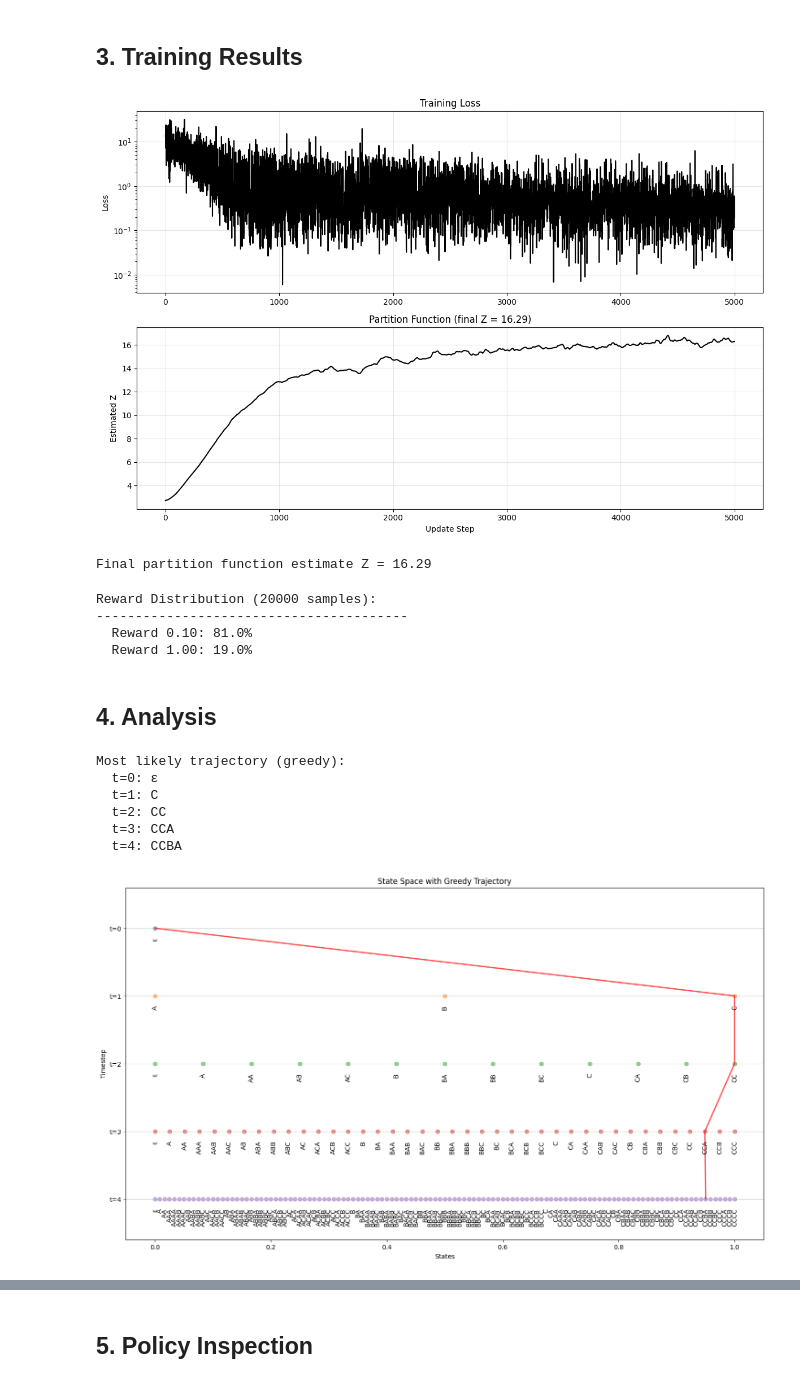
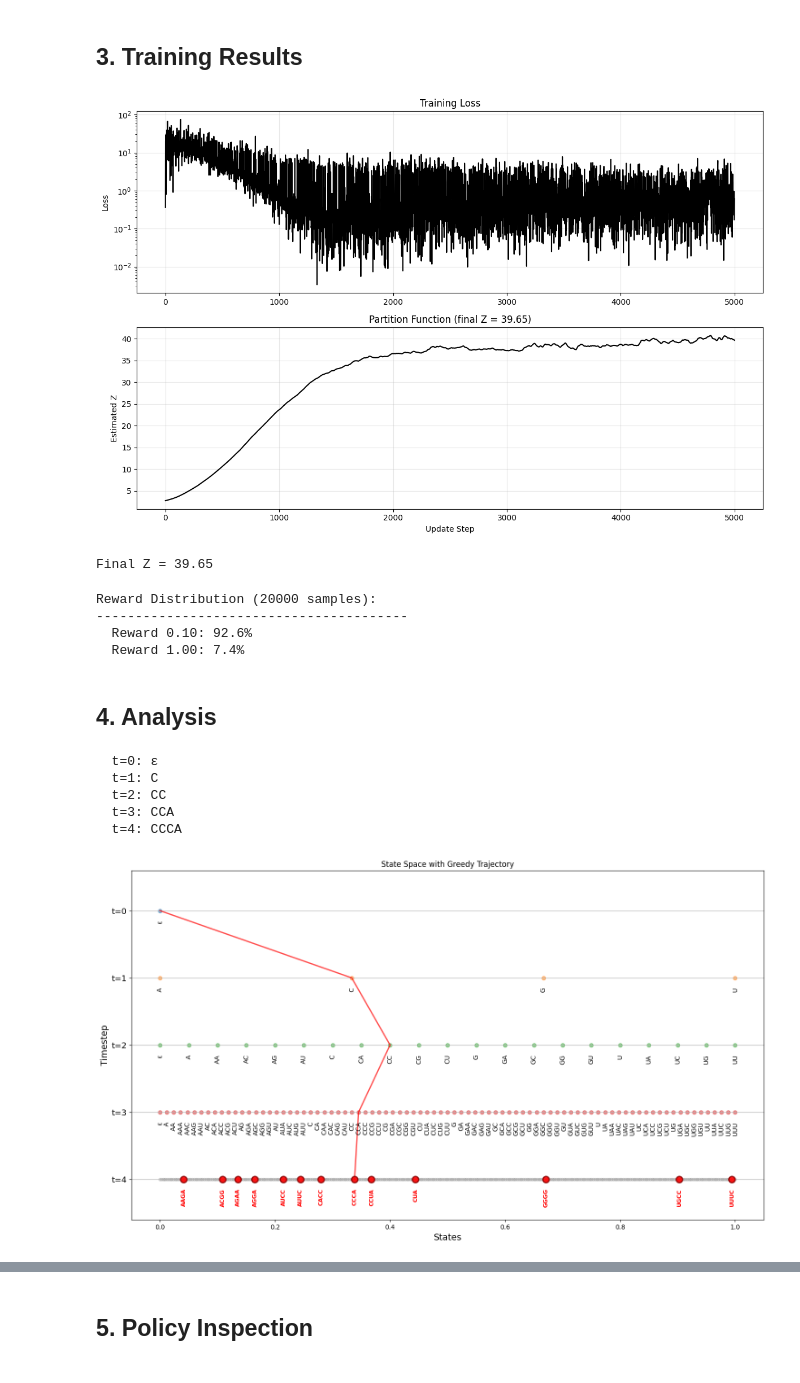
Before and after one commit to qhuang20/gflownet-seq-gen, a Jupyter notebook: run_training.ipynb, the cells around one changed output, grey strips where cells are left out. Drawn from its saved outputs; the diff is of its cells as text; code cells hidden in the pictures.

```diff
--- a/run_training.ipynb
+++ b/run_training.ipynb
@@ -93,3 +52,21 @@ Target sequences:
+# %%
+target_sequences = [
+    ['A', 'U', 'U', 'C'],  # AUUC
+    ['A', 'U', 'C', 'C'],  # AUCC
+    ['C', 'A', 'C', 'C'],  # CACC
+    ['C', 'U', 'A', 'ε'],  # CUA
+    ['C', 'C', 'U', 'A'],  # CCUA
+    ['C', 'C', 'C', 'A'],  # CCCA
+    ['G', 'G', 'G', 'G'],  # Poly-G
+    ['A', 'G', 'A', 'A'],  # AGAA
+    ['A', 'C', 'G', 'G'],  # ACGG
+    ['A', 'A', 'G', 'A'],  # AAGA
+    ['U', 'G', 'C', 'C'],  # UGCC
+    ['A', 'G', 'G', 'A'],  # AGGA
+    ['U', 'U', 'U', 'C'],  # UUUC
+]
+
+reward_fn = TargetMatchReward(target_sequences, r_min=0.1)
 # %% [markdown]
 ## 2. Training
 # %%
@@ -98,43 +74,37 @@ result = train(reward_fn, config, verbose=True)
 # %% [markdown]
 ## 3. Training Results
 # %%
-# Plot training curves
 fig = plot_training_curves(result)
 plt.show()
 
-print(f"\nFinal partition function estimate Z = {result.final_Z:.2f}")
+print(f"\nFinal Z = {result.final_Z:.2f}")
 # %% [output]
-[figure, old version]
+[figure, new version]
-Final partition function estimate Z = 16.29
+Final Z = 39.65
-# %%
-# Show reward distribution of sampled states
-plot_reward_distribution(result, reward_fn)
-# %% [output]
-Reward Distribution (20000 samples):
-----------------------------------------
-  Reward 0.10: 81.0%
-  Reward 1.00: 19.0%
+# %%
+plot_reward_distribution(result, reward_fn)
+# %% [output]
+Reward Distribution (20000 samples):
+----------------------------------------
+  Reward 0.10: 92.6%
+  Reward 1.00: 7.4%
 # %% [markdown]
 ## 4. Analysis
 # %%
-# Generate the most likely (greedy) trajectory
 trajectory = generate_greedy_trajectory(result.model)
 
-print("Most likely trajectory (greedy):")
 for t, state in enumerate(trajectory):
     seq = ''.join(s for s in state[1] if s != 'ε') or 'ε'
     print(f"  t={t}: {seq}")
 # %% [output]
-Most likely trajectory (greedy):
   t=0: ε
   t=1: C
   t=2: CC
   t=3: CCA
-  t=4: CCBA
+  t=4: CCCA
 # %%
-# Visualize state space with the greedy trajectory
-fig = plot_state_space(trajectory=trajectory)
+fig = plot_state_space(trajectory=trajectory, target_sequences=target_sequences)
 plt.title("State Space with Greedy Trajectory")
 plt.show()
 # %% [output]
-[figure, old version]
+[figure, new version]
```
Also changed, not shown: parts of 24 cells of this notebook, 39 other files.
